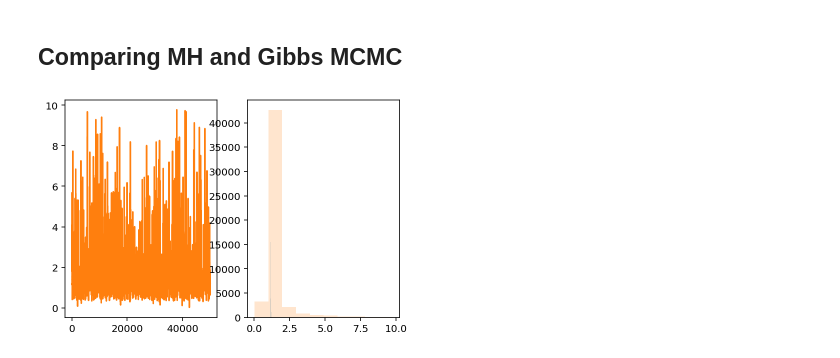
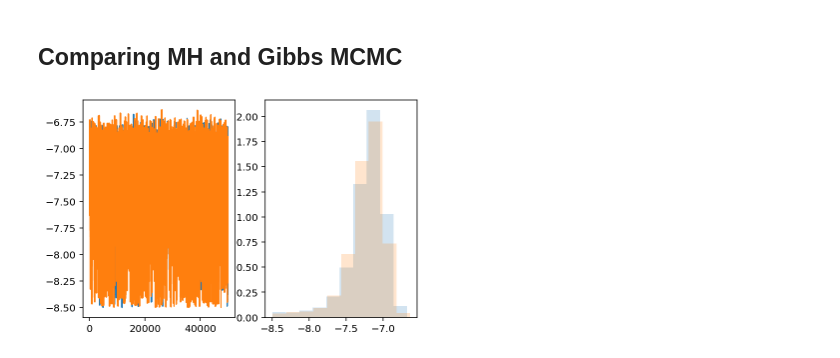
Before and after one commit to stevertaylor/pulsar_timing_gibbsspec, a Jupyter notebook: pta_gibbs_freespec.ipynb, the cells around one changed output. Saved outputs shown, nothing was run; the diff lists cells and outputs as text; code cells hidden in the pictures.

```diff
--- a/pta_gibbs_freespec.ipynb
+++ b/pta_gibbs_freespec.ipynb
@@ -798,2 +803,5 @@ KeyboardInterrupt:
+# %%
+chain_gibbs_1713_old = np.loadtxt('./gibbs_nano9_1713/chain.txt')
+chain_gibbs_1713 = np.loadtxt('./gibbs_nano9_1713_v3/chain.txt')
 # %%
-chain_gibbs_1713 = np.loadtxt('./gibbs_nano9_1713/chain.txt')
+chain_gibbs_eccon_1713 = np.loadtxt('./gibbs_nano9_1713_ecorrcon/chain.txt')
@@ -844,16 +860,16 @@ print(acor.acor(chain_hmodel_1713[burn:,idx])[0])
 # %% [markdown]
 ## Comparing MH and Gibbs MCMC
 # %%
-idx = 2
+idx = 18
 fig,ax = plt.subplots(nrows=1,ncols=2)
 
 ax[0].plot(chain_hmodel_1713[burn:burn+int(5e4),idx]);
-ax[1].hist(chain_hmodel_1713[burn:burn+int(5e4),idx], alpha=0.2, density=False);
+ax[1].hist(chain_hmodel_1713[burn:burn+int(5e4),idx], alpha=0.2, density=True);
 
 ax[0].plot(chain_gibbs_1713[int(1e4):int(6e4),idx]);
-ax[1].hist(chain_gibbs_1713[int(1e4):int(6e4),idx], alpha=0.2, density=False);
+ax[1].hist(chain_gibbs_1713[int(1e4):int(6e4),idx], alpha=0.2, density=True);
 # %% [output]
-[figure, old version]
+[figure, new version]
 # %%
 plt.plot([acor.acor(chain_hmodel_1713[burn:,idx])[0] for idx in range(len(pars)-1)],
          np.arange(len(pars)-1), label='MH MCMC (optimal)');
```
Also changed, not shown: parts of 24 cells of this notebook.
